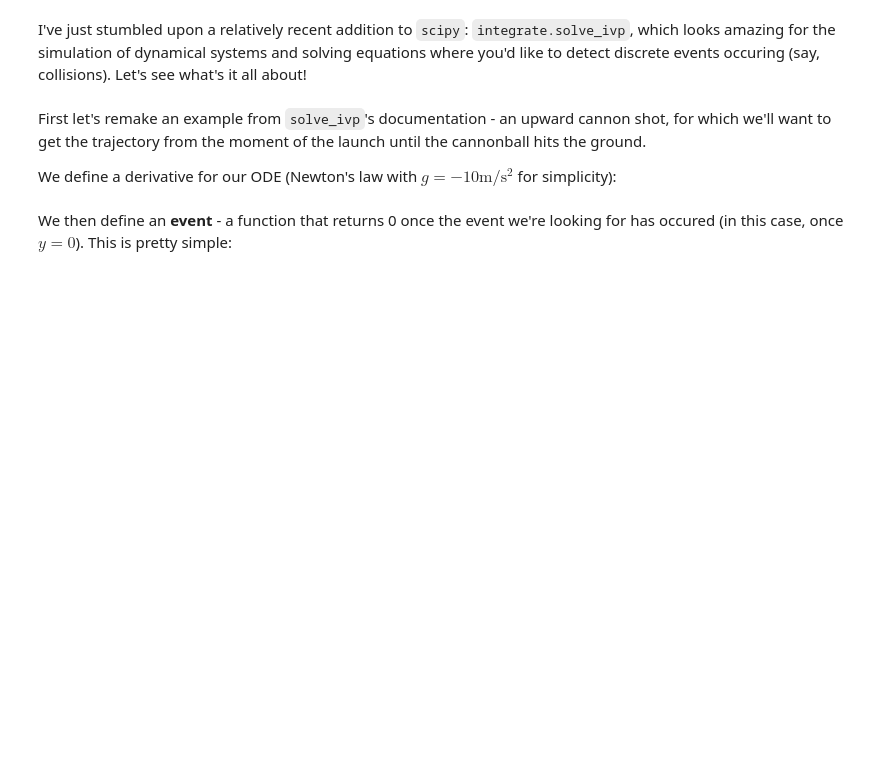
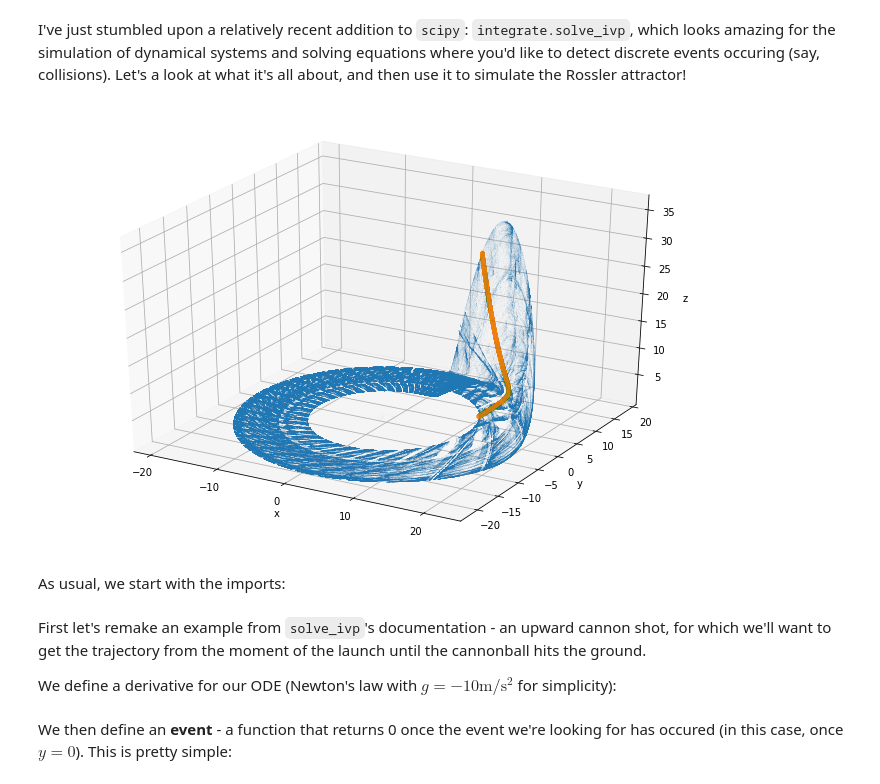
Before and after one commit to StanczakDominik/stanczakdominik.github.io, a Jupyter notebook: posts/scipy-ivp-makeshift-poincare-sections-of-the-rossler-attractor.ipynb, the cells around one changed output. Saved outputs shown, nothing was run; the diff lists cells and outputs as text; code cells hidden in the pictures; blank space fills up the shorter version.

Commit message:
fixed scipy_ivp

```diff
--- a/posts/scipy-ivp-makeshift-poincare-sections-of-the-rossler-attractor.ipynb
+++ b/posts/scipy-ivp-makeshift-poincare-sections-of-the-rossler-attractor.ipynb
@@ -1,7 +1,12 @@
 # %% [markdown]
-I've just stumbled upon a relatively recent addition to `scipy`: `integrate.solve_ivp`, which looks amazing for the simulation of dynamical systems and solving equations where you'd like to detect discrete events occuring (say, collisions). Let's see what's it all about!
-
-<!-- TEASER_END -->
+I've just stumbled upon a relatively recent addition to `scipy`: `integrate.solve_ivp`, which looks amazing for the simulation of dynamical systems and solving equations where you'd like to detect discrete events occuring (say, collisions). Let's a look at what it's all about, and then use it to simulate the Rossler attractor!
+# %%
+rossler_attractor
+# %% [output]
+[figure, added]
+# %% [markdown]
+<!-- TEASER_END -->
+As usual, we start with the imports:
 # %%
 import numpy as np
 import matplotlib.pyplot as plt
```
Also changed, not shown: parts of 24 cells of this notebook.
